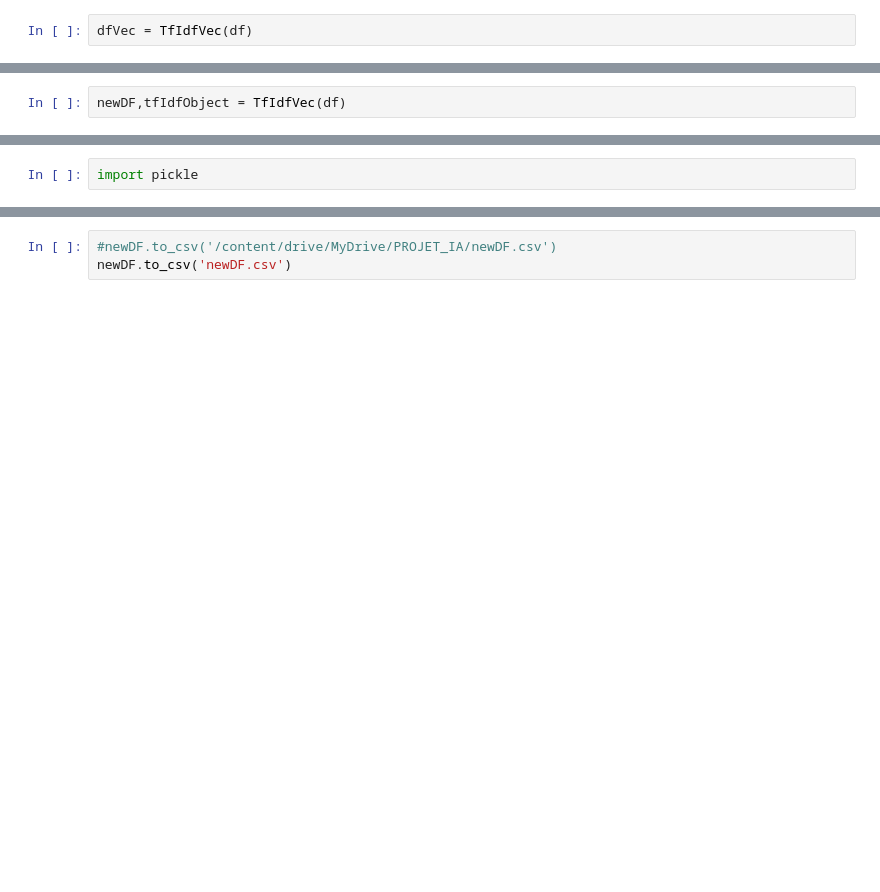
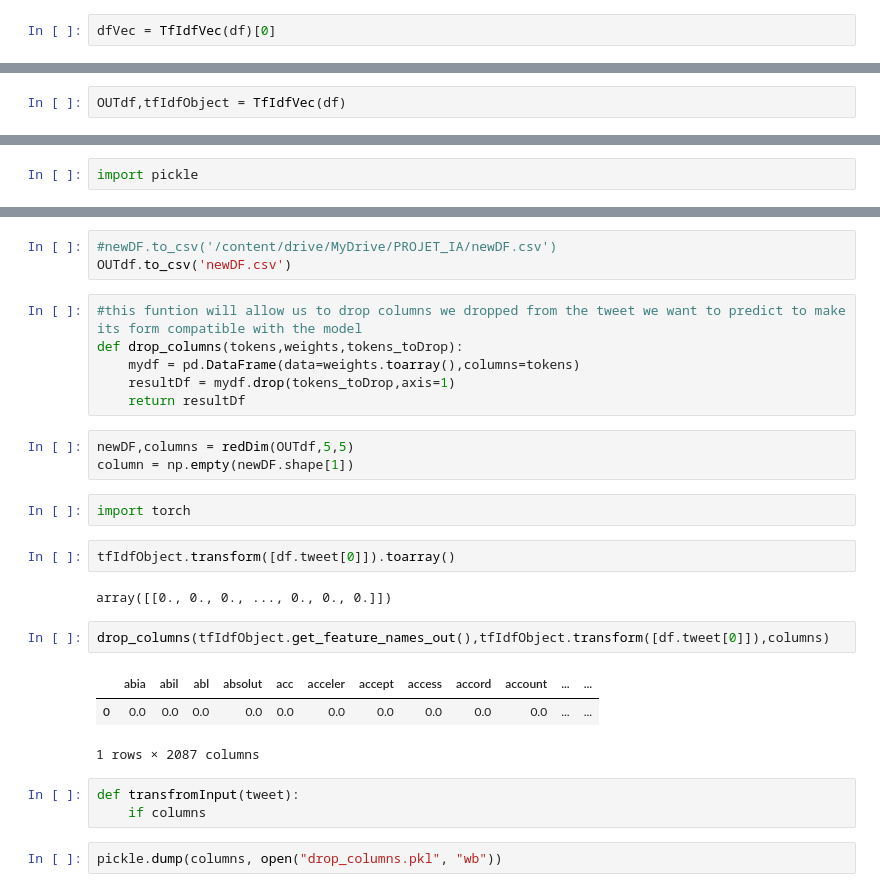
Before and after one commit to meedbek/COVID_FAKE_NEWS_DETECTION, a Jupyter notebook: Vectorization.ipynb, the cells around one changed output, grey strips where cells are left out. Saved outputs shown, nothing was run; the diff lists cells and outputs as text; blank space fills up the shorter version.

Commit message:
add drop columns functions for prediction text

```diff
--- a/Vectorization.ipynb
+++ b/Vectorization.ipynb
@@ -781,7 +778,7 @@ The goal is to reduce the dimension of the vectorized data by removing columns (
 # %% [markdown]
 **Vectorizing the data**
 # %%
-dfVec = TfIdfVec(df)
+dfVec = TfIdfVec(df)[0]
 # %%
 dfVec
 # %% [output]
@@ -889,5 +885,5 @@ def redDim(dfVec,seuil1,seuil2):
 
     return resultDf,columns_dropped
 # %%
-newDF,tfIdfObject = TfIdfVec(df)
+OUTdf,tfIdfObject = TfIdfVec(df)
 # %%
@@ -904,3 +897,29 @@ pickle.dump(columns, open("drop_columns.pkl", "wb"))
 # %%
 #newDF.to_csv('/content/drive/MyDrive/PROJET_IA/newDF.csv')
-newDF.to_csv('newDF.csv')
+OUTdf.to_csv('newDF.csv')
+# %%
+#this funtion will allow us to drop columns we dropped from the tweet we want to predict to make its form compatible with the model
+def drop_columns(tokens,weights,tokens_toDrop):
+    mydf = pd.DataFrame(data=weights.toarray(),columns=tokens)
+    resultDf = mydf.drop(tokens_toDrop,axis=1)
+    return resultDf
+# %%
+newDF,columns = redDim(OUTdf,5,5)
+column = np.empty(newDF.shape[1])
+# %%
+import torch
+# %%
+tfIdfObject.transform([df.tweet[0]]).toarray()
+# %% [output]
+array([[0., 0., 0., ..., 0., 0., 0.]])
+# %%
+drop_columns(tfIdfObject.get_feature_names_out(),tfIdfObject.transform([df.tweet[0]]),columns)
+# %% [output]
+|  | abia | abil | abl | absolut | acc | acceler | accept | access | accord | account | ... | ... |
+| 0 | 0.0 | 0.0 | 0.0 | 0.0 | 0.0 | 0.0 | 0.0 | 0.0 | 0.0 | 0.0 | ... | ... |
+1 rows × 2087 columns
+# %%
+def transfromInput(tweet):
+    if columns
+# %%
+pickle.dump(columns, open("drop_columns.pkl", "wb"))
```
Also changed, not shown: parts of 6 cells of this notebook, 10 other files.
